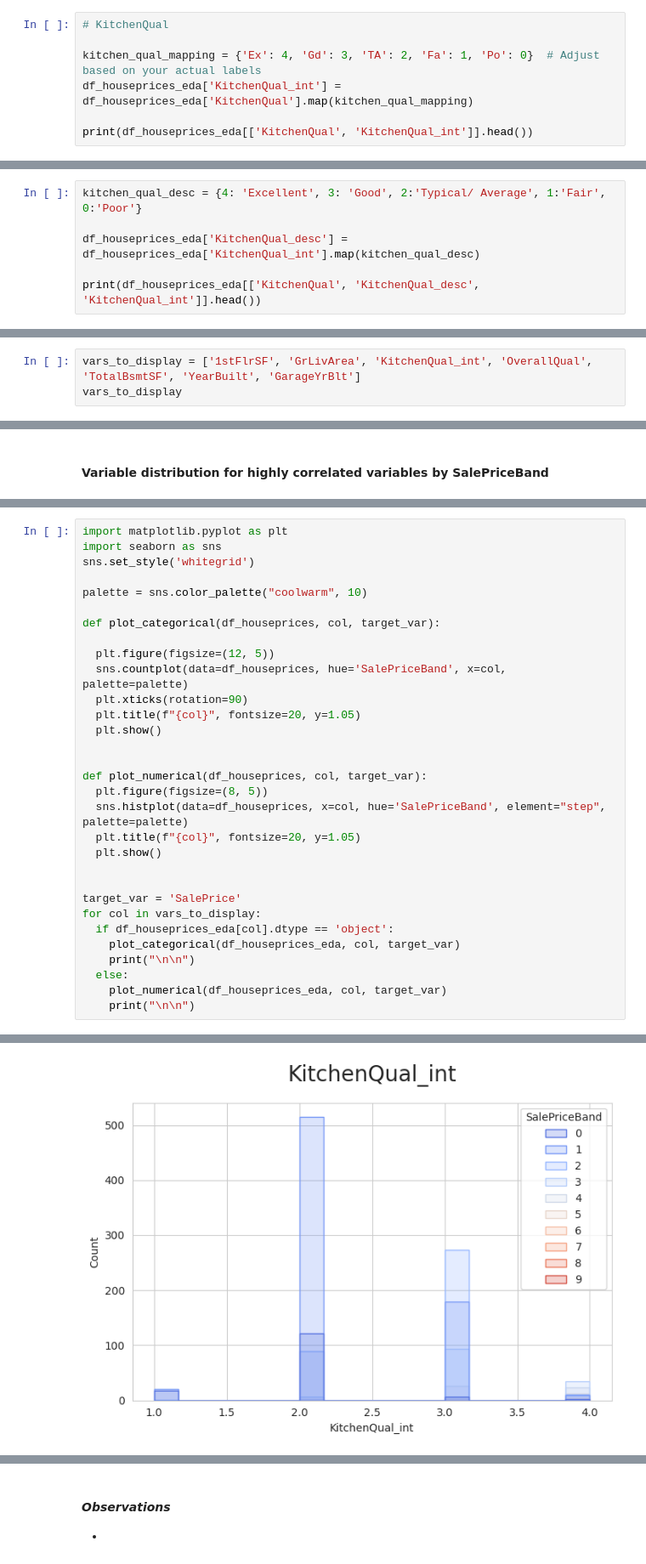
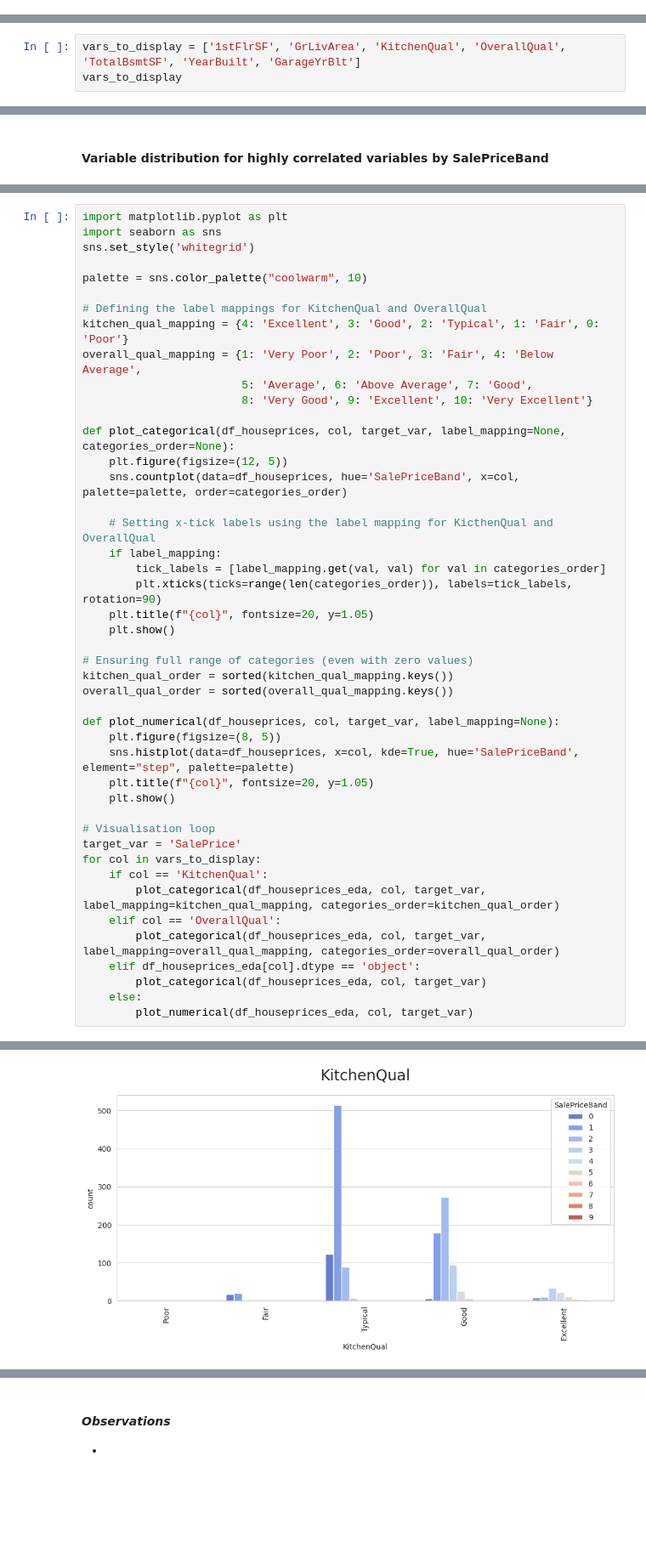
Before and after one commit to JL-14/milestone-project-housing-issues, a Jupyter notebook: jupyter_notebooks/Notebook_3_Correlation_PPS_Analysis.ipynb, the cells around one changed output, grey strips where cells are left out. Shown at 85% size. Cells and saved outputs as stored; diff of their text form; blank space fills up the shorter version.

```diff
--- a/jupyter_notebooks/Notebook_3_Correlation_PPS_Analysis.ipynb
+++ b/jupyter_notebooks/Notebook_3_Correlation_PPS_Analysis.ipynb
@@ -218,7 +223,0 @@ Mapping meaningful labels to 'KitchenQual' and 'OverallQual', and recoding 'Kitc
-# %%
-# KitchenQual
-
-kitchen_qual_mapping = {'Ex': 4, 'Gd': 3, 'TA': 2, 'Fa': 1, 'Po': 0}  # Adjust based on your actual labels
-df_houseprices_eda['KitchenQual_int'] = df_houseprices_eda['KitchenQual'].map(kitchen_qual_mapping)
-
-print(df_houseprices_eda[['KitchenQual', 'KitchenQual_int']].head())
@@ -232,6 +223,0 @@ print(df_houseprices_eda[['KitchenQual', 'KitchenQual_int']].head())
-# %%
-kitchen_qual_desc = {4: 'Excellent', 3: 'Good', 2:'Typical/ Average', 1:'Fair', 0:'Poor'}
-
-df_houseprices_eda['KitchenQual_desc'] = df_houseprices_eda['KitchenQual_int'].map(kitchen_qual_desc)
-
-print(df_houseprices_eda[['KitchenQual', 'KitchenQual_desc', 'KitchenQual_int']].head())
@@ -313,7 +265,7 @@ SalePriceBand
 8              611657  625000      2
 9              745000  755000      2
 # %%
-vars_to_display = ['1stFlrSF', 'GrLivArea', 'KitchenQual_int', 'OverallQual', 'TotalBsmtSF', 'YearBuilt', 'GarageYrBlt']
+vars_to_display = ['1stFlrSF', 'GrLivArea', 'KitchenQual', 'OverallQual', 'TotalBsmtSF', 'YearBuilt', 'GarageYrBlt']
 vars_to_display
 # %% [output]
 ['1stFlrSF',
@@ -332,28 +288,42 @@ sns.set_style('whitegrid')
 
 palette = sns.color_palette("coolwarm", 10)
 
-def plot_categorical(df_houseprices, col, target_var):
+# Defining the label mappings for KitchenQual and OverallQual
+kitchen_qual_mapping = {4: 'Excellent', 3: 'Good', 2: 'Typical', 1: 'Fair', 0: 'Poor'}
+overall_qual_mapping = {1: 'Very Poor', 2: 'Poor', 3: 'Fair', 4: 'Below Average',
+                        5: 'Average', 6: 'Above Average', 7: 'Good',
+                        8: 'Very Good', 9: 'Excellent', 10: 'Very Excellent'}
 
-  plt.figure(figsize=(12, 5))
-  sns.countplot(data=df_houseprices, hue='SalePriceBand', x=col, palette=palette)
-  plt.xticks(rotation=90)
-  plt.title(f"{col}", fontsize=20, y=1.05)
-  plt.show()
+def plot_categorical(df_houseprices, col, target_var, label_mapping=None, categories_order=None):
+    plt.figure(figsize=(12, 5))
+    sns.countplot(data=df_houseprices, hue='SalePriceBand', x=col, palette=palette, order=categories_order)
 
+    # Setting x-tick labels using the label mapping for KicthenQual and OverallQual
+    if label_mapping:
+        tick_labels = [label_mapping.get(val, val) for val in categories_order]
+        plt.xticks(ticks=range(len(categories_order)), labels=tick_labels, rotation=90)
+    plt.title(f"{col}", fontsize=20, y=1.05)
+    plt.show()
 
-def plot_numerical(df_houseprices, col, target_var):
-  plt.figure(figsize=(8, 5))
-  sns.histplot(data=df_houseprices, x=col, hue='SalePriceBand', element="step", palette=palette)
-  plt.title(f"{col}", fontsize=20, y=1.05)
-  plt.show()
+# Ensuring full range of categories (even with zero values)
+kitchen_qual_order = sorted(kitchen_qual_mapping.keys())
+overall_qual_order = sorted(overall_qual_mapping.keys())
 
+def plot_numerical(df_houseprices, col, target_var, label_mapping=None):
+    plt.figure(figsize=(8, 5))
+    sns.histplot(data=df_houseprices, x=col, kde=True, hue='SalePriceBand', element="step", palette=palette)
+    plt.title(f"{col}", fontsize=20, y=1.05)
+    plt.show()
 
+# Visualisation loop
 target_var = 'SalePrice'
 for col in vars_to_display:
-  if df_houseprices_eda[col].dtype == 'object':
-    plot_categorical(df_houseprices_eda, col, target_var)
-    print("\n\n")
-  else:
-    plot_numerical(df_houseprices_eda, col, target_var)
-    print("\n\n")
+    if col == 'KitchenQual':
+        plot_categorical(df_houseprices_eda, col, target_var, label_mapping=kitchen_qual_mapping, categories_order=kitchen_qual_order)
+    elif col == 'OverallQual':
+        plot_categorical(df_houseprices_eda, col, target_var, label_mapping=overall_qual_mapping, categories_order=overall_qual_order)
+    elif df_houseprices_eda[col].dtype == 'object':
+        plot_categorical(df_houseprices_eda, col, target_var)
+    else:
+        plot_numerical(df_houseprices_eda, col, target_var)
 # %% [output]
@@ -362 +332 @@ for col in vars_to_display:
-[figure, old version]
+[figure, new version]
```
Also changed, not shown: parts of 13 cells of this notebook, 6 other files.
